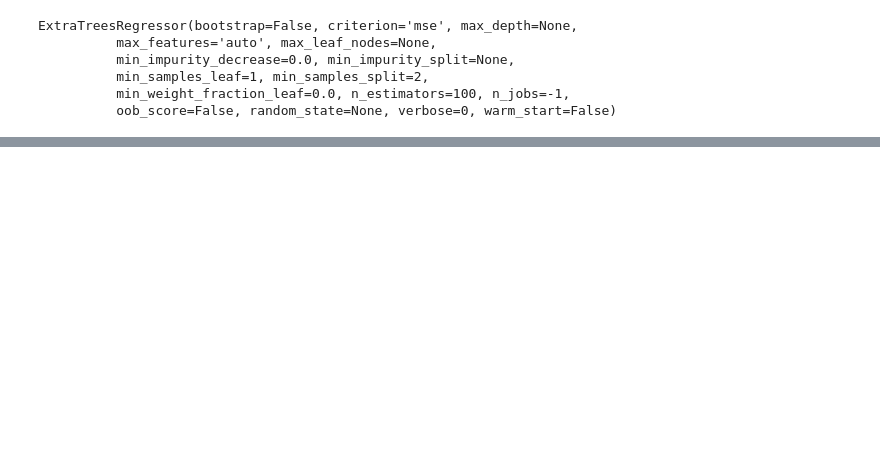
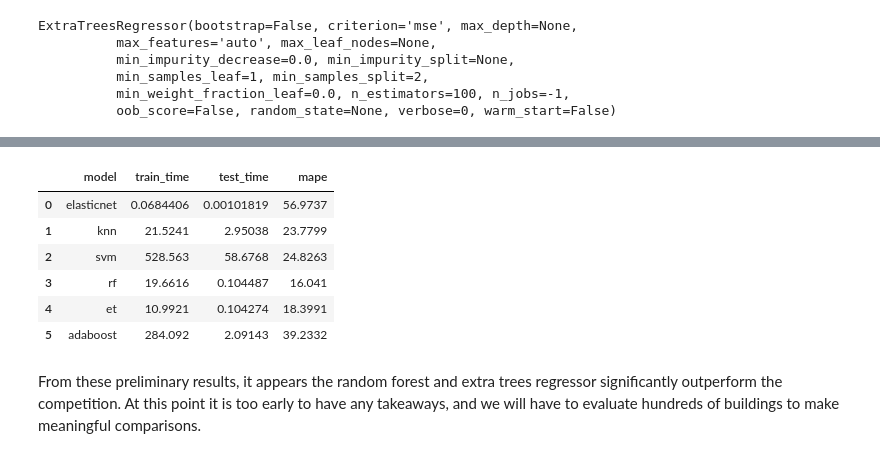
Before and after one commit to WillKoehrsen/prediction-documentation, a Jupyter notebook: Modeling.ipynb, the cells around one changed output, grey strips where cells are left out. Cells and saved outputs as stored; diff of their text form; code cells hidden in the pictures; blank space fills up the shorter version.

Commit message:
Finished version of modeling notebook

```diff
--- a/Modeling.ipynb
+++ b/Modeling.ipynb
@@ -198,8 +202,8 @@ def implement_model(model, train, training_targets, test, testing_targets, model
 
     results : array, shape = [4]
         Numpy array of results.
-        First index is the model, second is the training time,
-        third is the testing time, and fourth is the MAPE. All indexes
+        First entry is the model, second is the training time,
+        third is the testing time, and fourth is the MAPE. All entries
         are in strings and so will need to be converted to numbers.
 
     """
@@ -272,5 +284,5 @@ The support vector machine works by transforming the data to a new high-dimensio
 # %%
 from sklearn.svm import SVR
+
+model = SVR(C=)
+model
-# %%
-model = SVR()
-model
@@ -363,22 +380,23 @@ We can use the function we developed to test all of the machine learning models.
 # %%
 def evaluate_models(df):
     """Evaluate scikit-learn machine learning models
-    on a building energy dataset.
+    on a building energy dataset. More models can be added
+    to the function as required.
 
 
     Parameters
     --------
     df : dataframe
         Building energy dataframe. Each row must have one observation
-        and the the columns must contain the features. The dataframe
+        and the columns must contain the features. The dataframe
         needs to have an "elec_cons" column to be used as targets.
 
     Return
     --------
     results : dataframe, shape = [n_models, 4]
         Modeling metrics. A dataframe with columns:
-        model, train_time, test_time, mape. More models can be added
-        to the function if required.
+        model, train_time, test_time, mape. Used for comparing
+        models for a given building dataset
 
     """
     try:
@@ -426,4 +444,7 @@ def evaluate_models(df):
     # Convert the results to a dataframe
     results = pd.DataFrame(results, columns = ['model', 'train_time', 'test_time', 'mape'])
 
+    # Convert the numeric results to numbers
+    results.iloc[:, 1:] = results.iloc[:, 1:].astype(np.float32)
+
     return results
@@ -433,0 +469,14 @@ results
+# %%
+df_new = pd.read_csv('../data/f-Kansas_weather.csv')
+
+# Evaluate models on another dataset
+results_new = evaluate_models(df_new)
+results_new
+# %% [output]
+|  | model | train_time | test_time | mape |
+| 0 | elasticnet | 0.0684406 | 0.00101819 | 56.9737 |
+| 1 | knn | 21.5241 | 2.95038 | 23.7799 |
+| 2 | svm | 528.563 | 58.6768 | 24.8263 |
+| 3 | rf | 19.6616 | 0.104487 | 16.041 |
+| 4 | et | 10.9921 | 0.104274 | 18.3991 |
+| 5 | adaboost | 284.092 | 2.09143 | 39.2332 |
@@ -433,0 +485,2 @@ results
+# %% [markdown]
+From these preliminary results, it appears the random forest and extra trees regressor significantly outperform the competition. At this point it is too early to have any takeaways, and we will have to evaluate hundreds of buildings to make meaningful comparisons.
```
Also changed, not shown: parts of 30 cells of this notebook.
